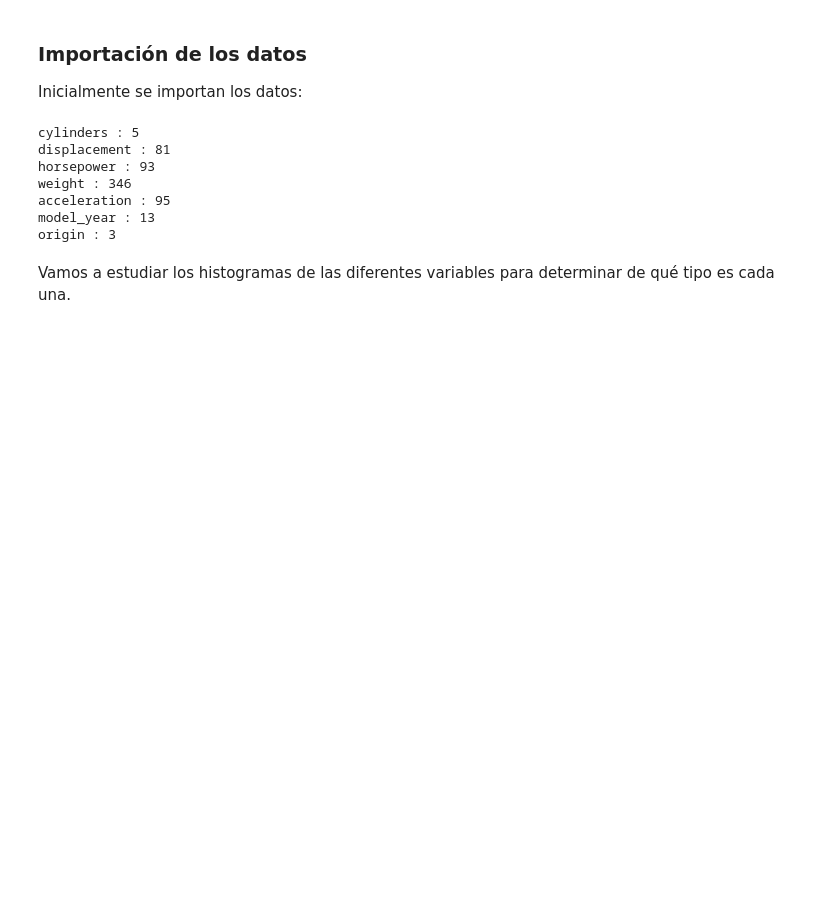
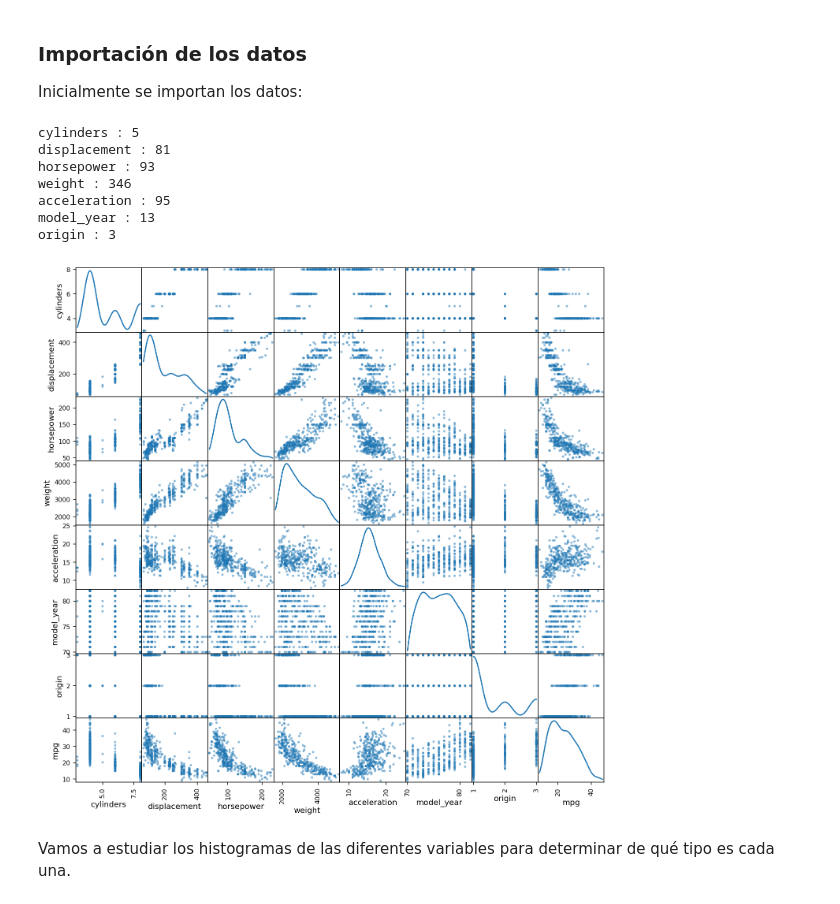
Before and after one commit to crisqm/master-exercises, a Jupyter notebook: Modulo 3/Caso final/Ejercicio_1_Caso_Final.ipynb, the cells around one changed output. Drawn from its saved outputs; the diff is of its cells as text; code cells hidden in the pictures; blank space fills up the shorter version.

```diff
--- a/Modulo 3/Caso final/Ejercicio_1_Caso_Final.ipynb
+++ b/Modulo 3/Caso final/Ejercicio_1_Caso_Final.ipynb
@@ -38,7 +38,9 @@ origin : 3
 # %%
 from pandas.plotting import scatter_matrix
 
-#scatter_matrix(auto, figsize = (12, 12), diagonal = 'kde');
+scatter_matrix(auto, figsize = (12, 12), diagonal = 'kde');
+# %% [output]
+[figure, added]
 # %% [markdown]
 Vamos a estudiar los histogramas de las diferentes variables para determinar de qué tipo es cada una.
 # %%
```
Also changed, not shown: parts of 21 cells of this notebook.
